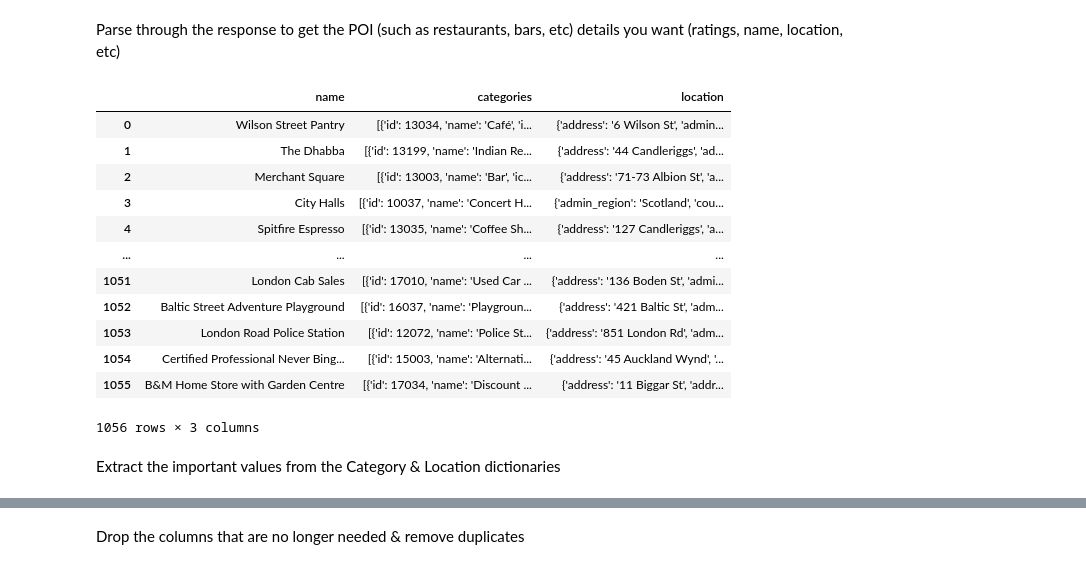
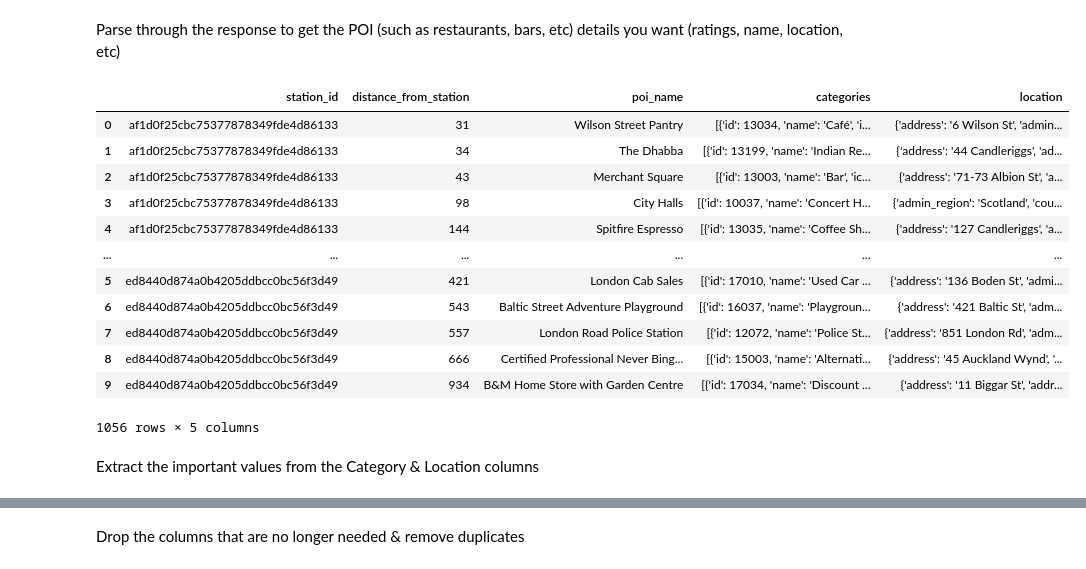
Before and after one commit to mattcorr-lhl/CityBikes-API-Project, a Jupyter notebook: notebooks/yelp_foursquare_EDA.ipynb, the cells around one changed output, grey strips where cells are left out. Saved outputs shown, nothing was run; the diff lists cells and outputs as text; code cells hidden in the pictures.

```diff
--- a/notebooks/yelp_foursquare_EDA.ipynb
+++ b/notebooks/yelp_foursquare_EDA.ipynb
@@ -67,0 +79,21 @@ poi_data_df
+# %%
+results_df_list = [] # Empty list to store our results
+
+# Iterate through every row in the POI dataframe
+for index, row in poi_data_df.iterrows():
+    # Extract the foursquare results from the data column
+    results = row['data']['results']
+
+    # Check if the data exists (without this, excess blank rows will be created)
+    if len(results) > 0:
+        # Populate a dataframe with the extracted data
+        results_df = pd.DataFrame(results)
+        # Extract the station ID from the Citybikes API
+        results_df['station_id'] = row['station_id']
+
+        results_df_list.append(results_df)
+
+# Combine the results from this list across the rows (axis 0) back into our dataframe
+poi_data_df = pd.concat(results_df_list, axis=0)
+
+poi_data_df
@@ -67,0 +114,7 @@ poi_data_df
+# %%
+# Renaming some columns to make the contents more obvious
+poi_data_df.rename(columns={'distance':'distance_from_station'}, inplace=True)
+poi_data_df.rename(columns={'name':'poi_name'}, inplace=True)
+
+# Display altered column headers
+poi_data_df.head(1)
@@ -69,26 +125,26 @@ poi_data_df
 Parse through the response to get the POI (such as restaurants, bars, etc) details you want (ratings, name, location, etc)
 # %%
 # Copy the desired columns into the final dataframe
-selected_poi_data_df = poi_data_df[['name','categories','location']].copy()
+selected_poi_data_df = poi_data_df[['station_id','distance_from_station','poi_name','categories','location']].copy()
 
 # Display results
 selected_poi_data_df
 # %% [output]
-|  | name | categories | location |
-| 0 | Wilson Street Pantry | [{'id': 13034, 'name': 'Café', 'i... | {'address': '6 Wilson St', 'admin... |
-| 1 | The Dhabba | [{'id': 13199, 'name': 'Indian Re... | {'address': '44 Candleriggs', 'ad... |
-| 2 | Merchant Square | [{'id': 13003, 'name': 'Bar', 'ic... | {'address': '71-73 Albion St', 'a... |
-| 3 | City Halls | [{'id': 10037, 'name': 'Concert H... | {'admin_region': 'Scotland', 'cou... |
-| 4 | Spitfire Espresso | [{'id': 13035, 'name': 'Coffee Sh... | {'address': '127 Candleriggs', 'a... |
-| ... | ... | ... | ... |
-| 1051 | London Cab Sales | [{'id': 17010, 'name': 'Used Car ... | {'address': '136 Boden St', 'admi... |
-| 1052 | Baltic Street Adventure Playground | [{'id': 16037, 'name': 'Playgroun... | {'address': '421 Baltic St', 'adm... |
-| 1053 | London Road Police Station | [{'id': 12072, 'name': 'Police St... | {'address': '851 London Rd', 'adm... |
-| 1054 | Certified Professional Never Bing... | [{'id': 15003, 'name': 'Alternati... | {'address': '45 Auckland Wynd', '... |
-| 1055 | B&M Home Store with Garden Centre | [{'id': 17034, 'name': 'Discount ... | {'address': '11 Biggar St', 'addr... |
+|  | station_id | distance_from_station | poi_name | categories | location |
+| 0 | af1d0f25cbc75377878349fde4d86133 | 31 | Wilson Street Pantry | [{'id': 13034, 'name': 'Café', 'i... | {'address': '6 Wilson St', 'admin... |
+| 1 | af1d0f25cbc75377878349fde4d86133 | 34 | The Dhabba | [{'id': 13199, 'name': 'Indian Re... | {'address': '44 Candleriggs', 'ad... |
+| 2 | af1d0f25cbc75377878349fde4d86133 | 43 | Merchant Square | [{'id': 13003, 'name': 'Bar', 'ic... | {'address': '71-73 Albion St', 'a... |
+| 3 | af1d0f25cbc75377878349fde4d86133 | 98 | City Halls | [{'id': 10037, 'name': 'Concert H... | {'admin_region': 'Scotland', 'cou... |
+| 4 | af1d0f25cbc75377878349fde4d86133 | 144 | Spitfire Espresso | [{'id': 13035, 'name': 'Coffee Sh... | {'address': '127 Candleriggs', 'a... |
+| ... | ... | ... | ... | ... | ... |
+| 5 | ed8440d874a0b4205ddbcc0bc56f3d49 | 421 | London Cab Sales | [{'id': 17010, 'name': 'Used Car ... | {'address': '136 Boden St', 'admi... |
+| 6 | ed8440d874a0b4205ddbcc0bc56f3d49 | 543 | Baltic Street Adventure Playground | [{'id': 16037, 'name': 'Playgroun... | {'address': '421 Baltic St', 'adm... |
+| 7 | ed8440d874a0b4205ddbcc0bc56f3d49 | 557 | London Road Police Station | [{'id': 12072, 'name': 'Police St... | {'address': '851 London Rd', 'adm... |
+| 8 | ed8440d874a0b4205ddbcc0bc56f3d49 | 666 | Certified Professional Never Bing... | [{'id': 15003, 'name': 'Alternati... | {'address': '45 Auckland Wynd', '... |
+| 9 | ed8440d874a0b4205ddbcc0bc56f3d49 | 934 | B&M Home Store with Garden Centre | [{'id': 17034, 'name': 'Discount ... | {'address': '11 Biggar St', 'addr... |
-1056 rows × 3 columns
+1056 rows × 5 columns
 # %% [markdown]
-Extract the important values from the Category & Location dictionaries
+Extract the important values from the Category & Location columns
 # %%
 # Function used in conjunction with .apply() to extract category "names" into a easier to read list
 def get_category_names(row):
```
Also changed, not shown: parts of 16 cells of this notebook, 1 other file.
